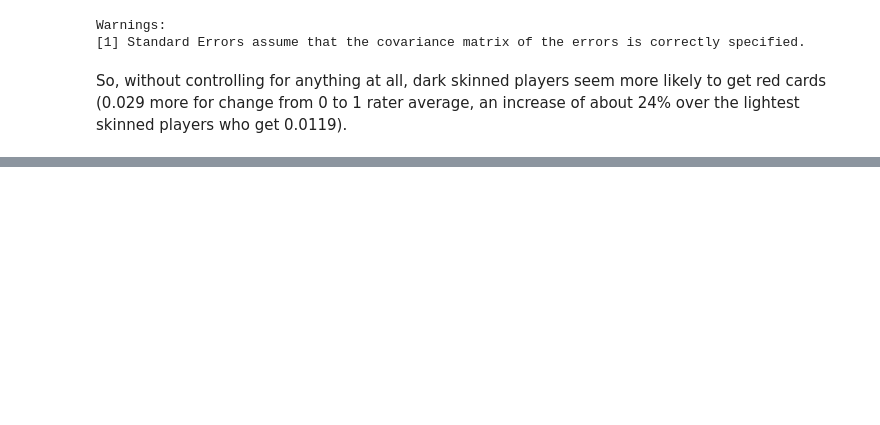
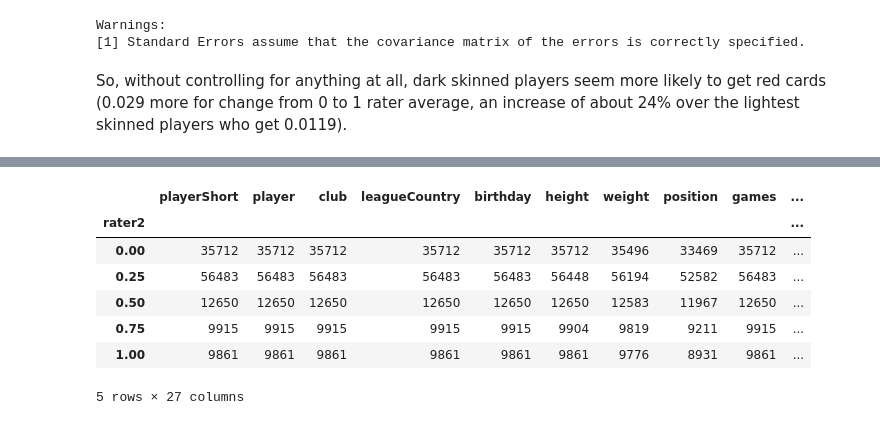
Before and after one commit to bsperisen/redcard_rates, a Jupyter notebook: EDA.ipynb, the cells around one changed output, grey strips where cells are left out. Drawn from its saved outputs; the diff is of its cells as text; code cells hidden in the pictures; blank space fills up the shorter version.

```diff
--- a/EDA.ipynb
+++ b/EDA.ipynb
@@ -111,0 +116,11 @@ plt.scatter(X_train['rater_avg'], y_train, alpha=0.002)
+# %%
+redcard.groupby('rater2').count()
+# %% [output]
+|  | playerShort | player | club | leagueCountry | birthday | height | weight | position | games | ... |
+| rater2 |  |  |  |  |  |  |  |  |  | ... |
+| 0.00 | 35712 | 35712 | 35712 | 35712 | 35712 | 35712 | 35496 | 33469 | 35712 | ... |
+| 0.25 | 56483 | 56483 | 56483 | 56483 | 56483 | 56448 | 56194 | 52582 | 56483 | ... |
+| 0.50 | 12650 | 12650 | 12650 | 12650 | 12650 | 12650 | 12583 | 11967 | 12650 | ... |
+| 0.75 | 9915 | 9915 | 9915 | 9915 | 9915 | 9904 | 9819 | 9211 | 9915 | ... |
+| 1.00 | 9861 | 9861 | 9861 | 9861 | 9861 | 9861 | 9776 | 8931 | 9861 | ... |
+5 rows × 27 columns
```
Also changed, not shown: parts of 5 cells of this notebook.
